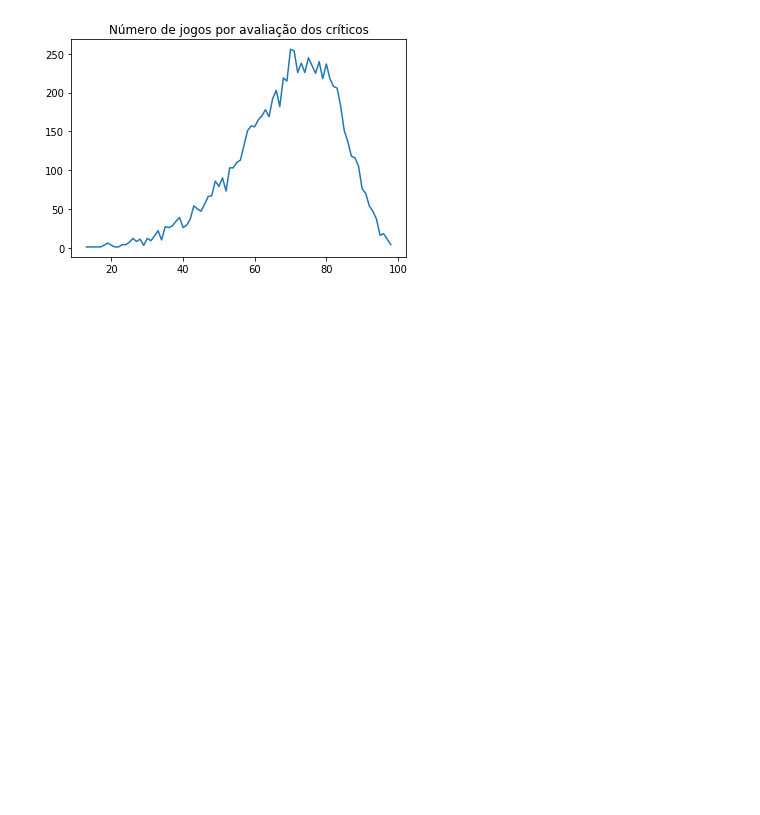
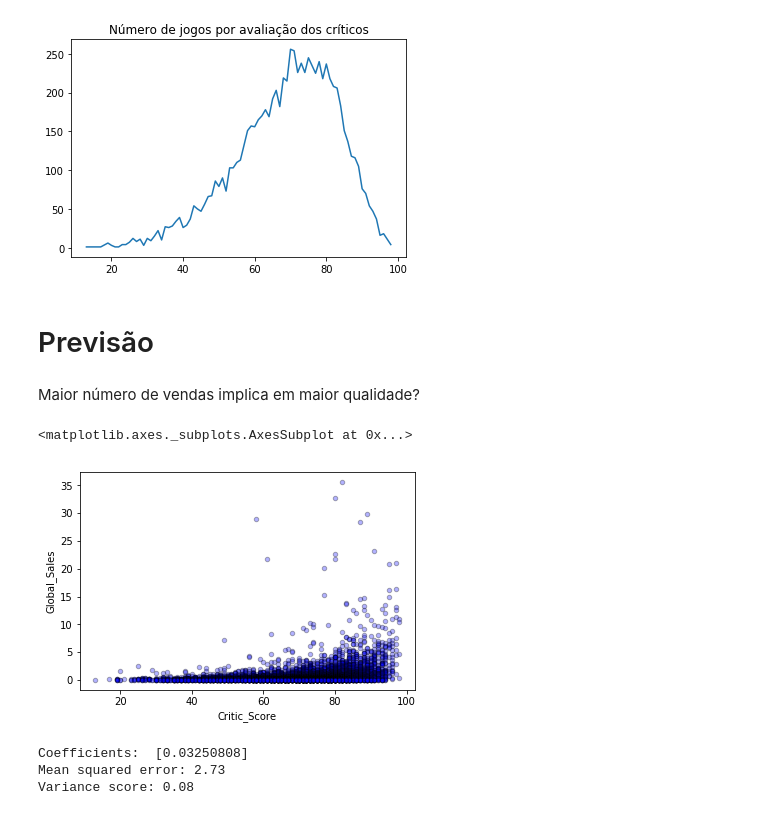
Before and after one commit to helenapato/ProjetoFinal_ICD_201901, a Jupyter notebook: NotebookProjetoFinalVideoGames.ipynb, the cells around one changed output. Drawn from its saved outputs; the diff is of its cells as text; code cells hidden in the pictures; blank space fills up the shorter version.

```diff
--- a/NotebookProjetoFinalVideoGames.ipynb
+++ b/NotebookProjetoFinalVideoGames.ipynb
@@ -81,3 +98,19 @@ plt.plot(df1)
 # %% [output]
 [<matplotlib.lines.Line2D at 0x...>]
 [figure]
+# %% [markdown]
+# Previsão
+# %% [markdown]
+Maior número de vendas implica em maior qualidade?
+# %%
+from sklearn.linear_model import LinearRegression
+import numpy as np
+
+new_df = df.copy()
+new_df = new_df.drop([0]) #Wii sports tava bugando as vendas pq ele vem com o wii
+new_df = new_df.dropna()
+
+new_df.plot.scatter(x='Critic_Score', y='Global_Sales', color='blue', alpha=0.3, edgecolor='k')
+# %% [output]
+<matplotlib.axes._subplots.AxesSubplot at 0x...>
+[figure, added]
@@ -83,0 +128,13 @@ plt.plot(df1)
+# %%
+from sklearn.metrics import mean_squared_error, r2_score
+
+# The coefficients
+print('Coefficients: ', model.coef_)
+# The mean squared error
+print("Mean squared error: %.2f" % mean_squared_error(y_test, prediction))
+# Explained variance score: 1 is perfect prediction
+print('Variance score: %.2f' % r2_score(y_test, prediction))
+# %% [output]
+Coefficients:  [0.03250808]
+Mean squared error: 2.73
+Variance score: 0.08
```
Also changed, not shown: parts of 10 cells of this notebook.
